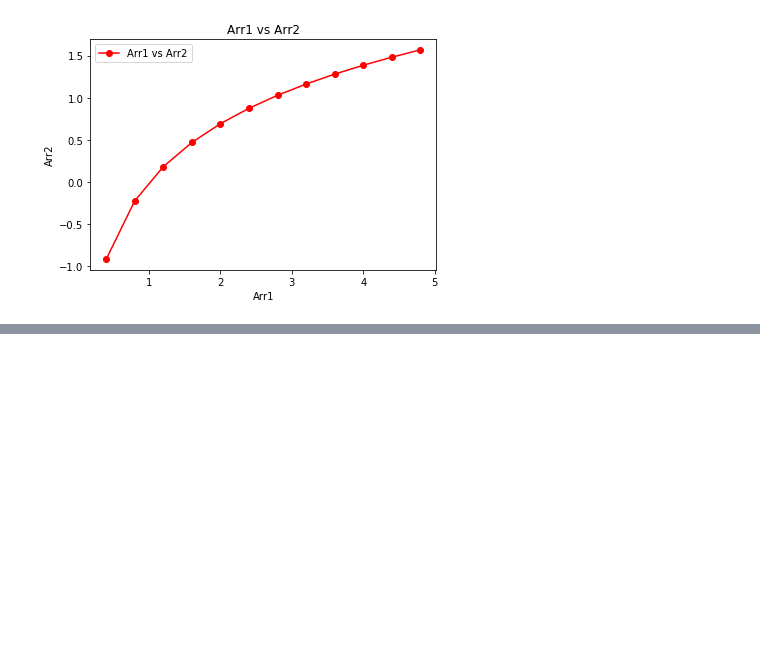
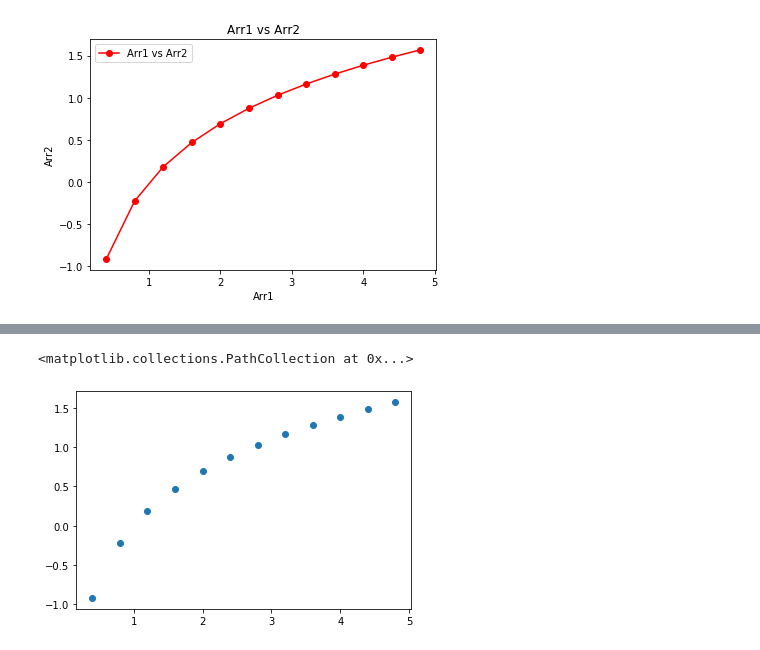
Before and after one commit to melwinmpk/python_datascience, a Jupyter notebook: Matplotlib.ipynb, the cells around one changed output, grey strips where cells are left out. Cells and saved outputs as stored; diff of their text form; code cells hidden in the pictures; blank space fills up the shorter version.

```diff
--- a/Matplotlib.ipynb
+++ b/Matplotlib.ipynb
@@ -139,0 +163,5 @@ ax2.legend()
+# %%
+plt.scatter(arr1,arr2)
+# %% [output]
+<matplotlib.collections.PathCollection at 0x...>
+[figure, added]
```
Also changed, not shown: parts of 3 cells of this notebook, 4 other files.
